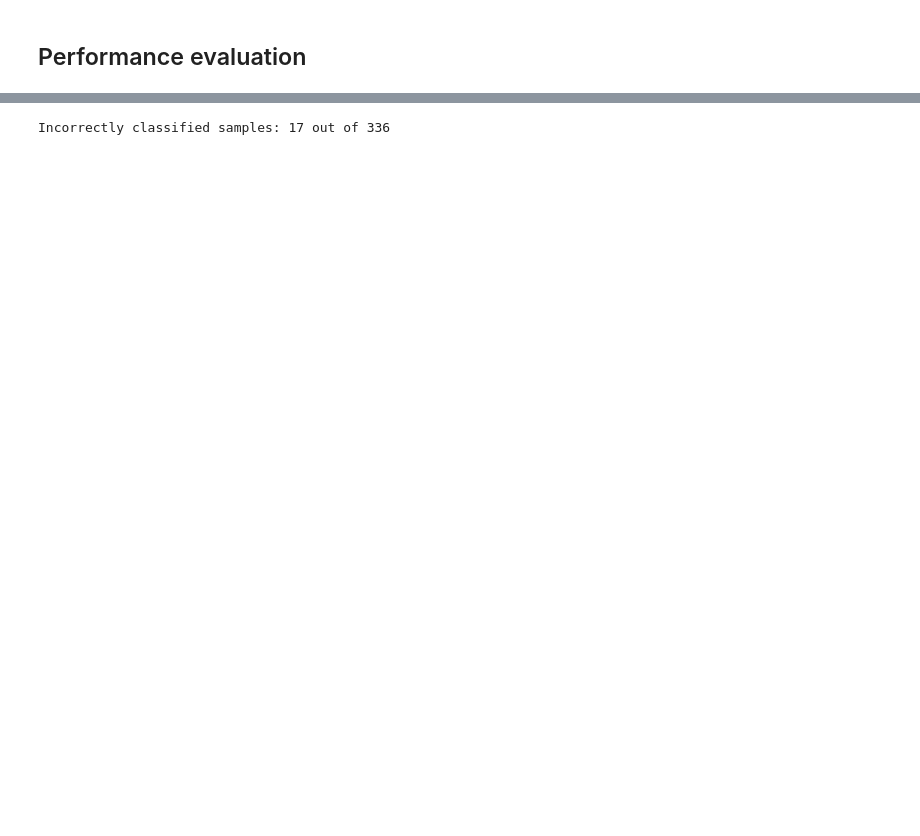
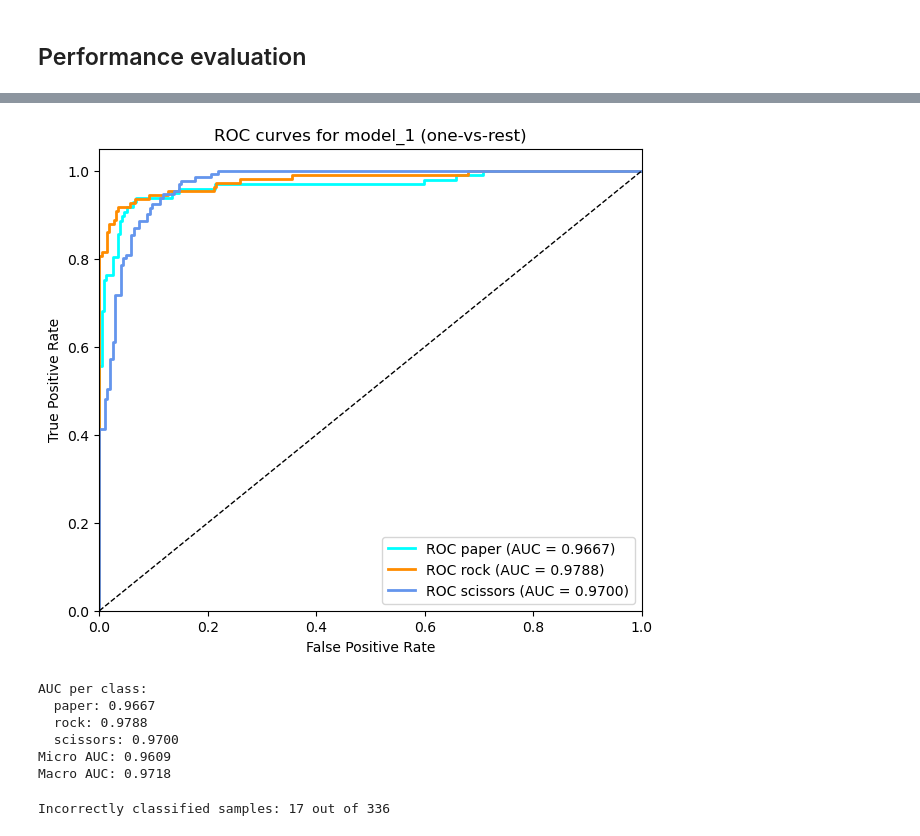
Before and after one commit to WildSheepChaser/StatML, a Jupyter notebook: main.ipynb, the cells around one changed output, grey strips where cells are left out. Drawn from its saved outputs; the diff is of its cells as text; code cells hidden in the pictures; blank space fills up the shorter version.

```diff
--- a/main.ipynb
+++ b/main.ipynb
@@ -615,0 +475,42 @@ plt.show()
+# %%
+from itertools import cycle
+import numpy as np
+import matplotlib.pyplot as plt
+from sklearn.preprocessing import label_binarize
+from sklearn.metrics import roc_curve, auc, roc_auc_score
+
+n_classes = len(class_names)
+y_test_bin = label_binarize(y_test, classes=range(n_classes))
+
+# If model_1 needs 96x96 and you want to resize explicitly, uncomment:
+# img_test_resized = tf.image.resize(img_test, (96, 96)).numpy()
+# y_score = model_1.predict(img_test_resized)
+
+y_score = model_1.predict(img_test)  # predicted probabilities
+
+fpr = dict(); tpr = dict(); roc_auc = dict()
+for i in range(n_classes):
+    fpr[i], tpr[i], _ = roc_curve(y_test_bin[:, i], y_score[:, i])
+    roc_auc[i] = auc(fpr[i], tpr[i])
+
+roc_auc["micro"] = roc_auc_score(y_test_bin, y_score, average="micro", multi_class="ovr")
+roc_auc["macro"] = roc_auc_score(y_test_bin, y_score, average="macro", multi_class="ovr")
+
+colors = cycle(['aqua', 'darkorange', 'cornflowerblue'])
+plt.figure(figsize=(7,6))
+for i, color in zip(range(n_classes), colors):
+    plt.plot(fpr[i], tpr[i], color=color, lw=2,
+             label=f'ROC {class_names[i]} (AUC = {roc_auc[i]:.4f})')
+plt.plot([0,1],[0,1],'k--', lw=1)
+plt.xlim([0.0,1.0]); plt.ylim([0.0,1.05])
+plt.xlabel('False Positive Rate'); plt.ylabel('True Positive Rate')
+plt.title('ROC curves for model_1 (one-vs-rest)')
+plt.legend(loc='lower right')
+plt.show()
+
+print('AUC per class:')
+for i in range(n_classes):
+    print(f'  {class_names[i]}: {roc_auc[i]:.4f}')
+print(f"Micro AUC: {roc_auc['micro']:.4f}")
+print(f"Macro AUC: {roc_auc['macro']:.4f}")
+# %% [output]
@@ -616,3 +518,10 @@ plt.show()
+[figure, added]
+AUC per class:
+  paper: 0.9667
+  rock: 0.9788
+  scissors: 0.9700
+Micro AUC: 0.9609
+Macro AUC: 0.9718
 # %%
 result_2=confusion_matrix(y_test, y_pred_2)
 # %%
```
Also changed, not shown: parts of 26 cells of this notebook.
